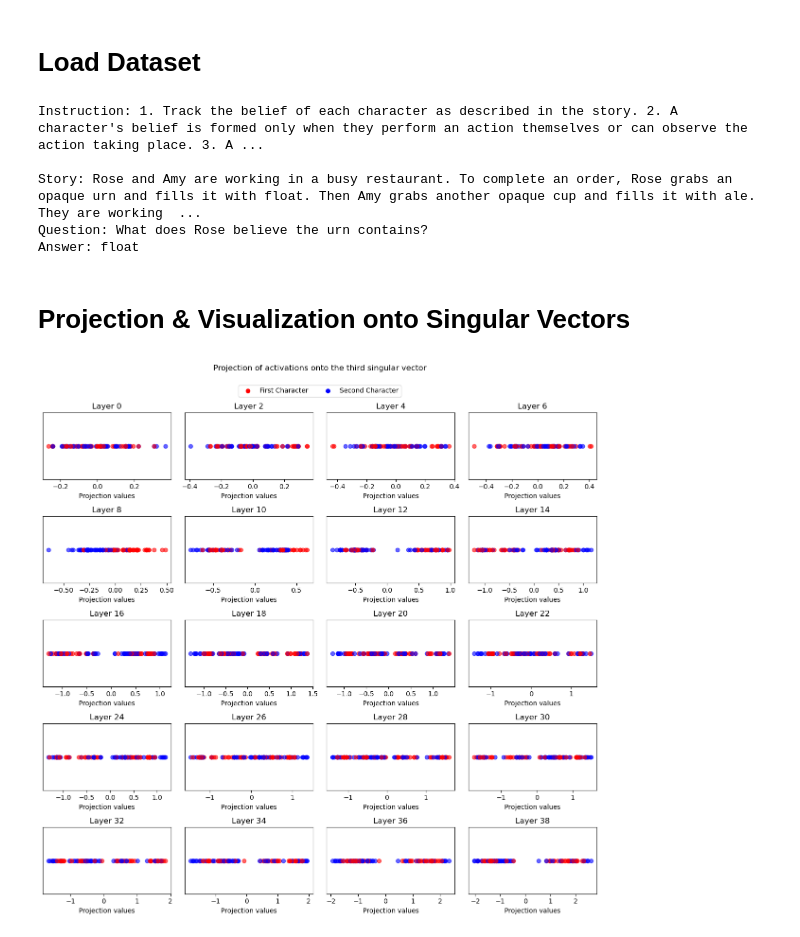
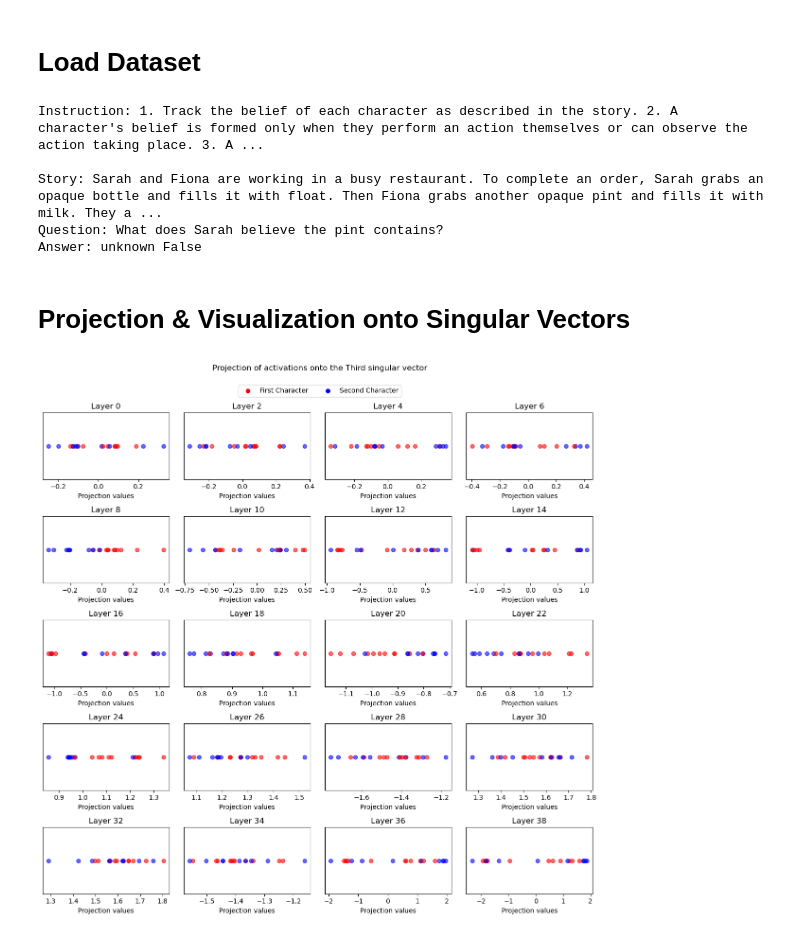
Before and after one commit to umango101/belief_tracking, a Jupyter notebook: notebooks/rep_analysis.ipynb, the cells around one changed output. Saved outputs shown, nothing was run; the diff lists cells and outputs as text; code cells hidden in the pictures.

```diff
--- a/notebooks/rep_analysis.ipynb
+++ b/notebooks/rep_analysis.ipynb
@@ -73,29 +114,30 @@ cached_acts = torch.load("../scripts/cached_acts_old.pt")
 # %%
 # Compute SVD over each layer activations
-for l in tqdm(range(40, 41)):
-    _, singular_values, Vh = torch.linalg.svd(cached_acts[:, l, :].cuda(), full_matrices=False)
-    torch.save(singular_values, f"../svd_results/singular_values_{l}.pt")
-    torch.save(Vh, f"../svd_results/Vh_{l}.pt")
+for l in tqdm(range(41)):
+    _, singular_values, Vh = torch.linalg.svd(cached_acts[:, l, 1, :].cuda(), full_matrices=False)
+    torch.save(singular_values, f"../svd_results/obj_pos/singular_values_{l}.pt")
+    torch.save(Vh, f"../svd_results/obj_pos/Vh_{l}.pt")
 
-    cached_acts[:, l, :].cpu()
+    cached_acts[:, l, 1, :].cpu()
 # %% [markdown]
 # Load Dataset
 # %%
-n_samples = 50
+n_samples = 20
 batch_size = 1
 
 configs = []
 for _ in range(n_samples):
-    template = STORY_TEMPLATES['templates'][0]
+    template_1 = STORY_TEMPLATES['templates'][0]
+    template_2 = STORY_TEMPLATES['templates'][1]
     characters = random.sample(all_characters, 2)
-    containers = random.sample(all_containers[template["container_type"]], 2)
-    states = random.sample(all_states[template["state_type"]], 2)
+    containers = random.sample(all_containers[template_1["container_type"]], 2)
+    states = random.sample(all_states[template_1["state_type"]], 2)
     event_idx = None
     event_noticed = False
-    visibility = random.choice([True, False])
+    visibility = False
 
     sample = SampleV3(
-        template=template,
+        template=template_2 if visibility else template_1,
         characters=characters,
         containers=containers,
         states=states,
@@ -108,22 +150,24 @@ for _ in range(n_samples):
 dataset = DatasetV3(configs)
 dataloader = DataLoader(dataset, batch_size=1, shuffle=False)
 # %%
-idx = 0
-print(dataset[idx]['prompt'], dataset[idx]['target'])
+idx = 2
+sample = dataset[idx]
+print(sample['prompt'], sample['target'], sample['visibility'])
 # %% [output]
 Instruction: 1. Track the belief of each character as described in the story. 2. A character's belief is formed only when they perform an action themselves or can observe the action taking place. 3. A ...
 
-Story: Rose and Amy are working in a busy restaurant. To complete an order, Rose grabs an opaque urn and fills it with float. Then Amy grabs another opaque cup and fills it with ale. They are working  ...
-Question: What does Rose believe the urn contains?
-Answer: float
+Story: Sarah and Fiona are working in a busy restaurant. To complete an order, Sarah grabs an opaque bottle and fills it with float. Then Fiona grabs another opaque pint and fills it with milk. They a ...
+Question: What does Sarah believe the pint contains?
+Answer: unknown False
 # %%
 acts = torch.empty(n_samples, model.config.num_hidden_layers, model.config.hidden_size)
-character_indices, visibility = [], []
+character_indices, object_indices, visibility = [], [], []
 
 for bi, data in tqdm(enumerate(dataloader), total=len(dataloader)):
     prompt = data['prompt'][0]
     character_idx = data['character_idx'][0]
     character_indices.append(character_idx)
+    object_indices.append(data['object_idx'][0])
     visibility.append(data['visibility'][0])
 
     with torch.no_grad():
@@ -132,43 +176,46 @@ for bi, data in tqdm(enumerate(dataloader), total=len(dataloader)):
 
             with tracer.invoke(prompt):
                 for l in range(model.config.num_hidden_layers):
-                    acts[bi, l] = model.model.layers[l].output[0][0, -8].cpu().save()
+                    acts[bi, l] = model.model.layers[l].output[0][0, -5].cpu().save()
 # %% [markdown]
 # Projection & Visualization onto Singular Vectors
 # %%
 projected_acts = {}
 for l in range(0, 40, 2):
-    V = torch.load(f"../svd_results/Vh_{l}.pt")
+    V = torch.load(f"../svd_results/charac_pos/Vh_{l}.pt")
     acts_l = acts[:, l, :].cuda()
     projected_acts[l] = torch.matmul(acts_l, V[2:3, :].t()).cpu().numpy()
+
+    del acts_l, V
+    torch.cuda.empty_cache()
 
 # Create a plot with 10 subplots, each subplot showing the projection of activations of layer l onto the first singular vector.
 fig, axs = plt.subplots(5, 4, figsize=(12, 12))
 for l in range(0, 40, 2):
     i = l//2
 
     for j, idx in enumerate(character_indices):
         axs[i // 4, i % 4].scatter(
-            projected_acts[l][j],
-            np.zeros_like(projected_acts[l][j]),
+            projected_acts[l][j][0],
+            np.zeros_like(projected_acts[l][j][0]),
             color='r' if idx == 0 else 'b',
             alpha=0.6
         )
 
     axs[i // 4, i % 4].set_title(f"Layer {l}")
     axs[i // 4, i % 4].set_yticks([])
     axs[i // 4, i % 4].set_xlabel("Projection values")
 
 # Create a custom legend
 custom_legend = [
     plt.Line2D([0], [0], marker='o', color='w', markerfacecolor='r', markersize=8, label="First Character"),
     plt.Line2D([0], [0], marker='o', color='w', markerfacecolor='b', markersize=8, label="Second Character"),
 ]
 fig.legend(handles=custom_legend, loc='upper center', ncol=2, bbox_to_anchor=(0.5, 0.95))
 
-plt.suptitle("Projection of activations onto the third singular vector")
+plt.suptitle("Projection of activations onto the Third singular vector")
 plt.tight_layout(rect=[0, 0, 1, 0.95])  # Adjust layout to fit the legend
 # plt.show()
 plt.savefig("../plots/rep_viz/third_SV.png", dpi=300)
 # %% [output]
-[figure, old version]
+[figure, new version]
```
Also changed, not shown: parts of 40 cells of this notebook, 17 other files.
